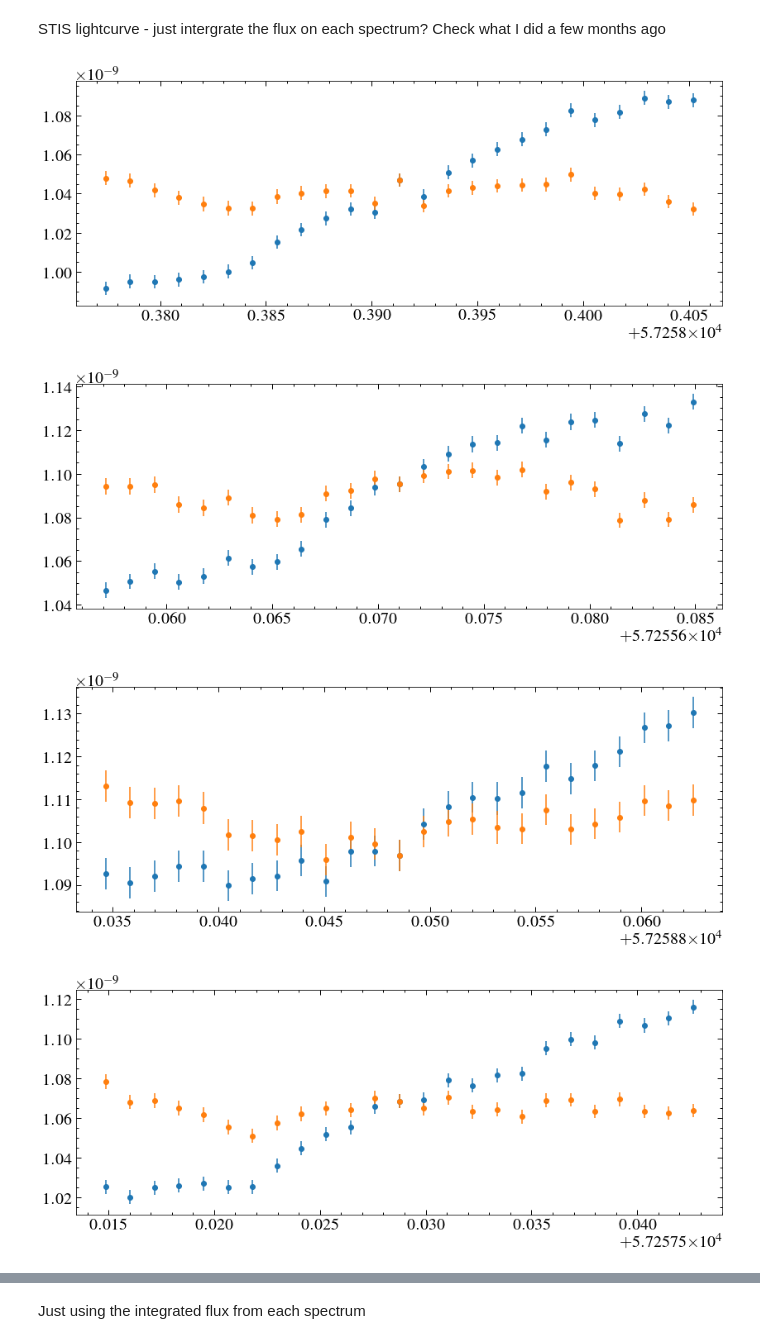
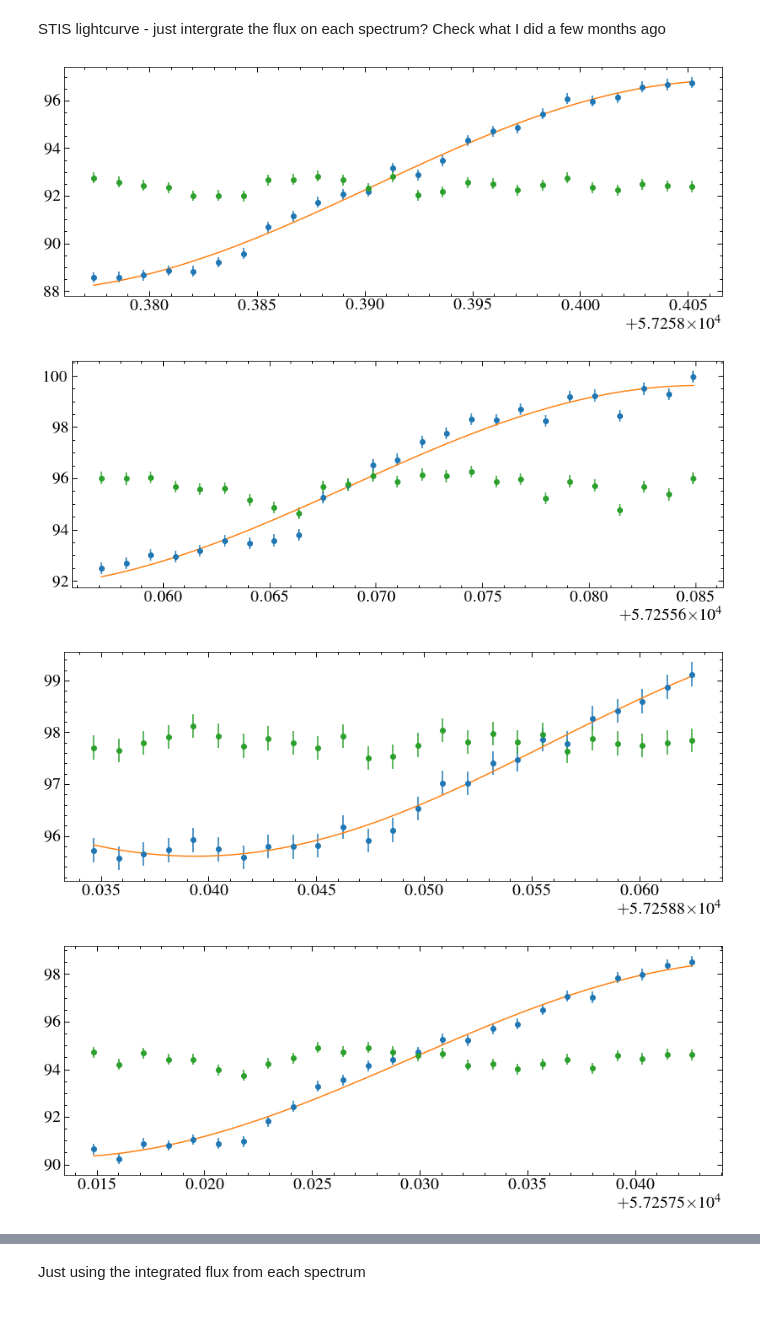
Before and after one commit to davidjwilson/GD394-Tess, a Jupyter notebook: spot_model.ipynb, the cells around one changed output, grey strips where cells are left out. Saved outputs shown, nothing was run; the diff lists cells and outputs as text; code cells hidden in the pictures; blank space fills up the shorter version.

Commit message:
stis light curve

```diff
--- a/spot_model.ipynb
+++ b/spot_model.ipynb
@@ -376,34 +378,62 @@ lc.scatter()
 STIS lightcurve - just intergrate the flux on each spectrum? Check what I did a few months ago
 # %%
 stis_lcs = glob.glob('../inttag/*100s_lc.ecsv')
+fitter = fitting.LevMarLSQFitter()
 stime, sflux, serror = np.array([], dtype=float), np.array([], dtype=float), np.array([], dtype=float)
 for i, lcpath in enumerate(stis_lcs):
     data = Table.read(lcpath)
     t, f, e = data['TIME'], data['FLUX'], data['ERROR']
     plt.errorbar(t, f, yerr=e, marker='o', ls='none' )
     fm = np.mean(f)
-    f /=fm
-    fit = np.polyval((np.polyfit(t,f,1)), t)
-    f /= fit
-    f *=fm
-    e /= fit
-    plt.errorbar(t, f, yerr=e, marker='o', ls='none' )
+    rootname = os.path.split(lcpath)[1][:-13]
+    hsthorb = fits.getheader('../inttag/data/{}_spt.fits'.format(rootname))['HSTHORB']
+    period = hsthorb *u.s.to(u.day)*2
+    sin_mod =  models.Sine1D(amplitude=np.std(f), frequency=1/period, fixed=dict(frequency=True)) +  models.Const1D(fm)
+    sin_fit = fitter(sin_mod, t, f, weights= 1/e, maxiter=1000000)
+    fit_e = np.sqrt(np.diag(fitter.fit_info['param_cov']))
+    timefit = np.linspace(t[0], t[-1], 100)
+    plt.plot(timefit, sin_fit(timefit))
+    fn = f-sin_fit[0](t)
+    plt.errorbar(t, fn, yerr=e, marker='o', ls='none' )
     plt.show()
     stime = np.concatenate((stime, t))
-    sflux = np.concatenate((sflux, f))
+    sflux = np.concatenate((sflux, fn))
     serror = np.concatenate((serror, e))
 args = np.argsort(stime)
 stime, sflux, serror = stime[args], sflux[args], serror[args]
-lc_stis = lk.LightCurve(time=stime, flux=sflux, flux_err=serror)
+lc_stis = lk.LightCurve(time=stime, flux=(sflux/np.mean(sflux))-1, flux_err=serror/np.mean(sflux))
 #plt.errorbar(stime, sflux, yerr=serror, marker='o', ls='none' )
 lcs_fold = lc_stis.fold(1.1468, t0 =2458737.560 )
 plt.errorbar(lcs_fold.time, lcs_fold.flux, yerr=lcs_fold.flux_err, marker='o', ls='none' )
 plt.show()
 pgs= lc_stis.to_periodogram(oversample_factor=10,minimum_period=4*u.minute, maximum_period=2.5*u.day)
 plt.plot(pgs.period, pgs.power)
 plt.axvline(1.1468)
+plt.show()
+
+
+fig = plt.figure(figsize=(8, 5))
+gs = GridSpec(1, 3, figure=fig)
+
+#plt.subplot(gs[:2])
+plt.errorbar(lcs_fold.time, lcs_fold.flux*100, yerr=lcs_fold.flux_err*100, marker='o', ls='none' , c='C0')
+#plt.errorbar(lcs_fold.time+1, lcs_fold.flux*100, yerr=lcs_fold.flux_err*100, marker='o', ls='none', c ='C0')
+plt.ylabel('Normalised Flux (\%)', size=20)
+plt.xlabel('Phase', size=20)
+
+#plt.subplot(gs[2:])
+#plt.plot(pgs.period, pgs.power*100)
+#plt.xscale('log')
+#plt.ylabel('Amplitude (\%)', size=20)
+#plt.xlabel('Period (d)', size=20)
+#plt.xlim(1/24, 10)
+#plt.axvline(1.1468, ls='--', c='C1', lw=2)
+#plt.annotate()
+plt.tight_layout()
+plt.savefig('plots/stis_lc_eg.pdf')
+#plt.savefig('plots/tyc1854-1814-1_tess.pdf')
 # %% [output]
-[figure, old version]
+[figure, new version]
-[figure, old version]
+[figure, new version]
-[figure, old version]
+[figure, new version]
-[figure, old version]
+[figure, new version]
```
Also changed, not shown: parts of 8 cells of this notebook, 3 other files.
